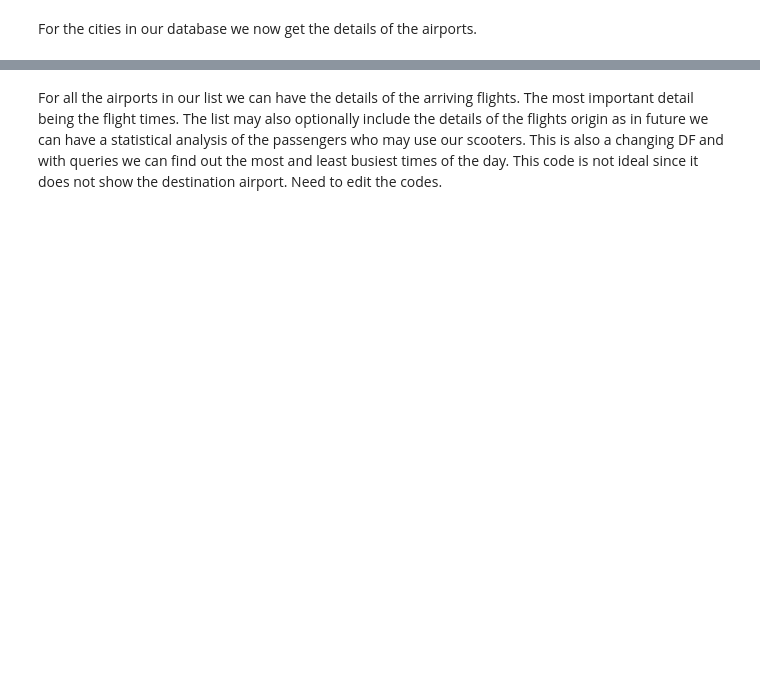
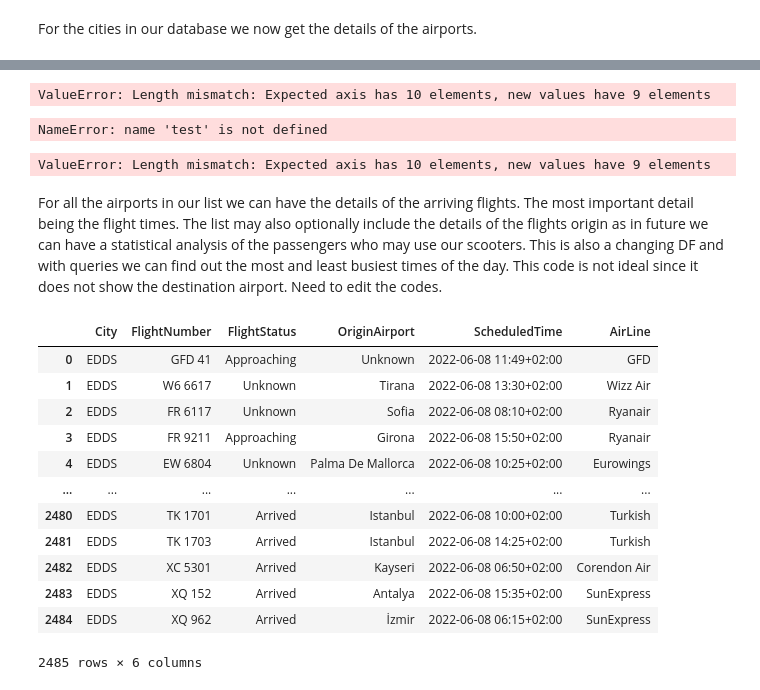
Before and after one commit to Joachim0211/DatapipelineApiToCloud, a Jupyter notebook: Gans Project.ipynb, the cells around one changed output, grey strips where cells are left out. Drawn from its saved outputs; the diff is of its cells as text; code cells hidden in the pictures; blank space fills up the shorter version.

```diff
--- a/Gans Project.ipynb
+++ b/Gans Project.ipynb
@@ -156,33 +204,62 @@ airp(ac)
+# %%
+test = airp(ac)
+#airports = pd.DataFrame(test)
+# %% [output]
+ValueError: Length mismatch: Expected axis has 10 elements, new values have 9 elements
+# %%
+test
+# %% [output]
+NameError: name 'test' is not defined
+# %%
+airp(ac).shape()
+# %% [output]
+ValueError: Length mismatch: Expected axis has 10 elements, new values have 9 elements
 # %% [markdown]
 For all the airports in our list we can have the  details of the arriving flights. The most important detail being the flight times. The list may also optionally include the details of the flights origin as in future we can have a statistical analysis of the passengers who may use our scooters. This is also a changing DF and with queries we can find out the most and least busiest times of the day. This code is not ideal since it does not show the destination airport. Need to edit the codes.
 # %%
 import os
 
 API_KE = '3cd15bf266msh2331a2a034ea490p1c96a2jsn828e9dce3a50' #os.getenv("API_C_F")
 #print(API_KE)
 cit = ['EDSB', 'EDDT', 'EDDB', 'EDDK', 'EDDW', 'EDDC', 'EDLW', 'EDDL', 'EDDF', 'EDDH', 'EDDV', 'EDDP', 'EDDM', 'EDDG', 'EDDN', 'EDDS']
+things = ['number', 'status']
+#def calculate(n):
+ #   return n+2
+
 def flights(cities):
-
+    flight_details = []
     a = {'City': [], 'FlightNumber': [], 'FlightStatus': [], 'OriginAirport': [], 'ScheduledTime': [], 'AirLine': []}#, 'Outlook': [], 'Temperature': [], 'Clouds': [], 'Rain': [], 'Snow': [], 'WindSpeed': [], 'DateInformation': []}
     for city in cities:
         url = f"https://aerodatabox.p.rapidapi.com/flights/airports/icao/{city}/2022-06-08T06:00/2022-06-08T17:00"
         querystring = {"direction":"Arrival","withCodeshared":"true","withCargo":"false","withPrivate":"false","withLocation":"true"}
         headers = {
            "X-RapidAPI-Host": "aerodatabox.p.rapidapi.com",
            "X-RapidAPI-Key": API_KE
            }
         responses = requests.request("GET", url, headers=headers, params=querystring)
         json = responses.json()
 
         for i in json['arrivals']:
             a['City'] = city
             a['FlightNumber'].append(i['number'])
             a['FlightStatus'].append(i['status'])
             a['OriginAirport'].append(i['movement']['airport']['name'])
             a['ScheduledTime'].append(i['movement']['scheduledTimeLocal'])
             a['AirLine'].append(i['airline']['name'])
-
-    c = pd.DataFrame(a)
-    c.to_csv('./csvTables/Flights.csv') #writes the df to csv to the folder csv tables and replaces the table of the same name that might be already there
+        c = pd.DataFrame(a)
     return c
 flights(cit)
+# %% [output]
+|  | City | FlightNumber | FlightStatus | OriginAirport | ScheduledTime | AirLine |
+| 0 | EDDS | GFD 41 | Approaching | Unknown | 2022-06-08 11:49+02:00 | GFD |
+| 1 | EDDS | W6 6617 | Unknown | Tirana | 2022-06-08 13:30+02:00 | Wizz Air |
+| 2 | EDDS | FR 6117 | Unknown | Sofia | 2022-06-08 08:10+02:00 | Ryanair |
+| 3 | EDDS | FR 9211 | Approaching | Girona | 2022-06-08 15:50+02:00 | Ryanair |
+| 4 | EDDS | EW 6804 | Unknown | Palma De Mallorca | 2022-06-08 10:25+02:00 | Eurowings |
+| ... | ... | ... | ... | ... | ... | ... |
+| 2480 | EDDS | TK 1701 | Arrived | Istanbul | 2022-06-08 10:00+02:00 | Turkish |
+| 2481 | EDDS | TK 1703 | Arrived | Istanbul | 2022-06-08 14:25+02:00 | Turkish |
+| 2482 | EDDS | XC 5301 | Arrived | Kayseri | 2022-06-08 06:50+02:00 | Corendon Air |
+| 2483 | EDDS | XQ 152 | Arrived | Antalya | 2022-06-08 15:35+02:00 | SunExpress |
+| 2484 | EDDS | XQ 962 | Arrived | İzmir | 2022-06-08 06:15+02:00 | SunExpress |
+2485 rows × 6 columns
```
Also changed, not shown: parts of 14 cells of this notebook.
